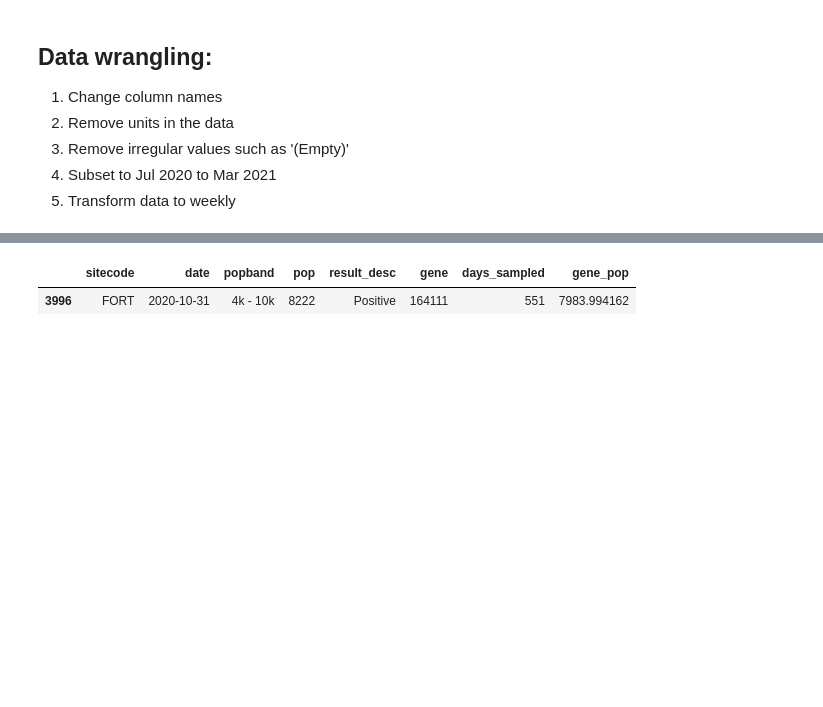
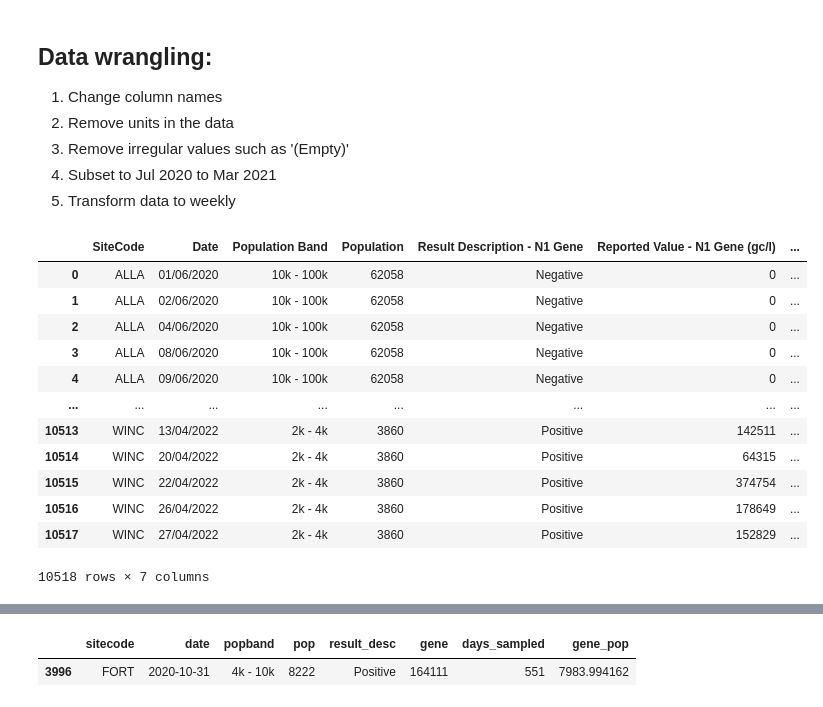
Before and after one commit to florencema1/rtestww, a Jupyter notebook: Data Wrangling EDA.ipynb, the cells around one changed output, grey strips where cells are left out. Drawn from its saved outputs; the diff is of its cells as text; code cells hidden in the pictures; blank space fills up the shorter version.

```diff
--- a/analysis files/Data Wrangling EDA.ipynb
+++ b/Data Wrangling EDA.ipynb
@@ -31,4 +31,20 @@ df = pd.read_csv('RNAMonitoring.txt', encoding = 'utf16', delimiter = "\t")
 # df.head()
+# %%
+df
+# %% [output]
+|  | SiteCode | Date | Population Band | Population | Result Description - N1 Gene | Reported Value - N1 Gene (gc/l) | ... |
+| 0 | ALLA | 01/06/2020 | 10k - 100k | 62058 | Negative | 0 | ... |
+| 1 | ALLA | 02/06/2020 | 10k - 100k | 62058 | Negative | 0 | ... |
+| 2 | ALLA | 04/06/2020 | 10k - 100k | 62058 | Negative | 0 | ... |
+| 3 | ALLA | 08/06/2020 | 10k - 100k | 62058 | Negative | 0 | ... |
+| 4 | ALLA | 09/06/2020 | 10k - 100k | 62058 | Negative | 0 | ... |
+| ... | ... | ... | ... | ... | ... | ... | ... |
+| 10513 | WINC | 13/04/2022 | 2k - 4k | 3860 | Positive | 142511 | ... |
+| 10514 | WINC | 20/04/2022 | 2k - 4k | 3860 | Positive | 64315 | ... |
+| 10515 | WINC | 22/04/2022 | 2k - 4k | 3860 | Positive | 374754 | ... |
+| 10516 | WINC | 26/04/2022 | 2k - 4k | 3860 | Positive | 178649 | ... |
+| 10517 | WINC | 27/04/2022 | 2k - 4k | 3860 | Positive | 152829 | ... |
+10518 rows × 7 columns
 # %%
 # Show column names
 # df.columns
```
Also changed, not shown: parts of 16 cells of this notebook, 29 other files.
